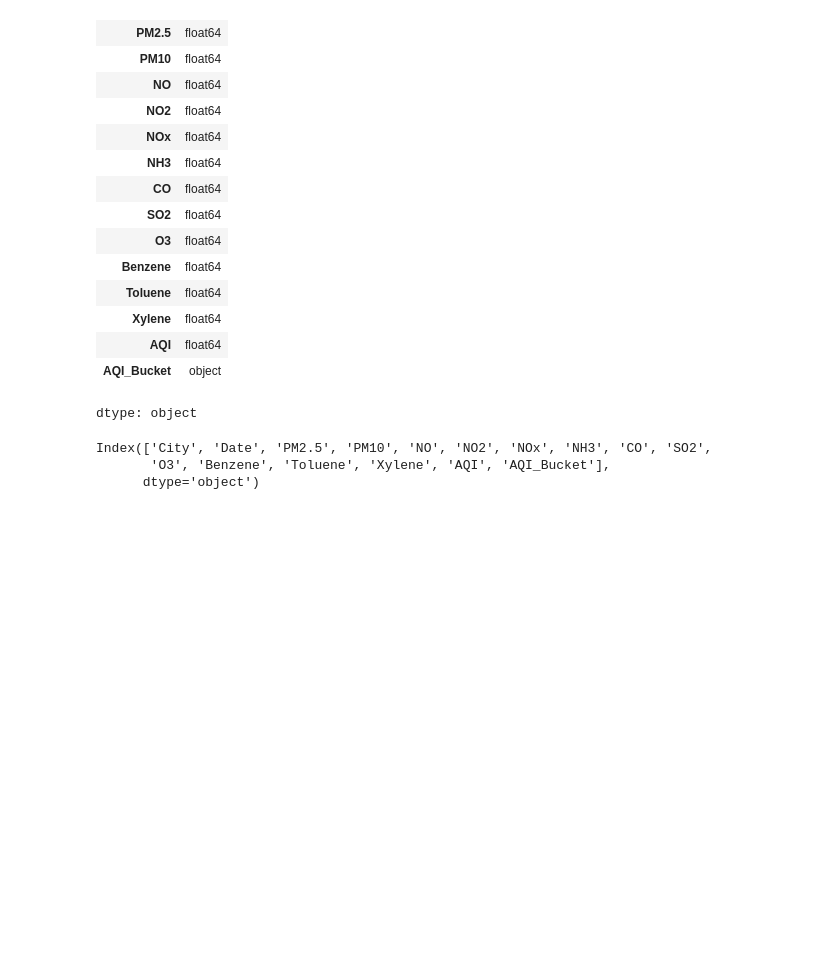
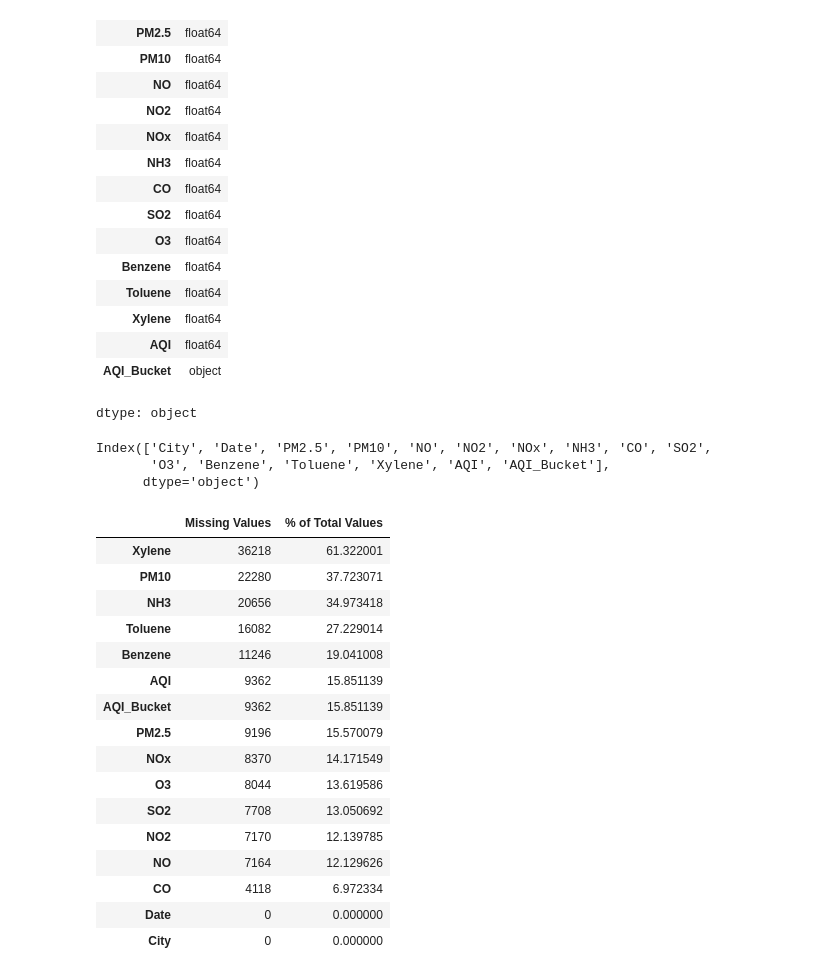
Before and after one commit to leusam12/Programming-for-data-analysis-CMP7005_S1_25, a Jupyter notebook: ASSESMENT_FOR_PROGRAMING_FOR_DATA.ipynb, the cells around one changed output. Drawn from its saved outputs; the diff is of its cells as text; code cells hidden in the pictures; blank space fills up the shorter version.

Commit message:
checked for missing values

```diff
--- a/ASSESMENT_FOR_PROGRAMING_FOR_DATA.ipynb
+++ b/ASSESMENT_FOR_PROGRAMING_FOR_DATA.ipynb
@@ -149,3 +149,40 @@ df1.columns
 Index(['City', 'Date', 'PM2.5', 'PM10', 'NO', 'NO2', 'NOx', 'NH3', 'CO', 'SO2',
        'O3', 'Benzene', 'Toluene', 'Xylene', 'AQI', 'AQI_Bucket'],
       dtype='object')
+# %%
+def missing_values_table(df1):
+    # Total missing values
+    mis_val = df1.isnull().sum()
+
+    # Percentage of missing values
+    mis_val_percent = 100 * mis_val / len(df1)
+
+    mis_val_table = pd.concat([mis_val, mis_val_percent], axis=1)
+
+    mis_val_table = mis_val_table.rename(columns={0: 'Missing Values', 1: '% of Total Values'})
+
+    # Sort the table by percentage of missing descending
+    mis_val_table = mis_val_table.sort_values('% of Total Values', ascending=False)
+
+    return mis_val_table
+
+missing_values = missing_values_table(df1)
+display(missing_values.style.background_gradient(cmap='Blues'))
+# %% [output]
+|  | Missing Values | % of Total Values |
+| Xylene | 36218 | 61.322001 |
+| PM10 | 22280 | 37.723071 |
+| NH3 | 20656 | 34.973418 |
+| Toluene | 16082 | 27.229014 |
+| Benzene | 11246 | 19.041008 |
+| AQI | 9362 | 15.851139 |
+| AQI_Bucket | 9362 | 15.851139 |
+| PM2.5 | 9196 | 15.570079 |
+| NOx | 8370 | 14.171549 |
+| O3 | 8044 | 13.619586 |
+| SO2 | 7708 | 13.050692 |
+| NO2 | 7170 | 12.139785 |
+| NO | 7164 | 12.129626 |
+| CO | 4118 | 6.972334 |
+| Date | 0 | 0.000000 |
+| City | 0 | 0.000000 |
```
